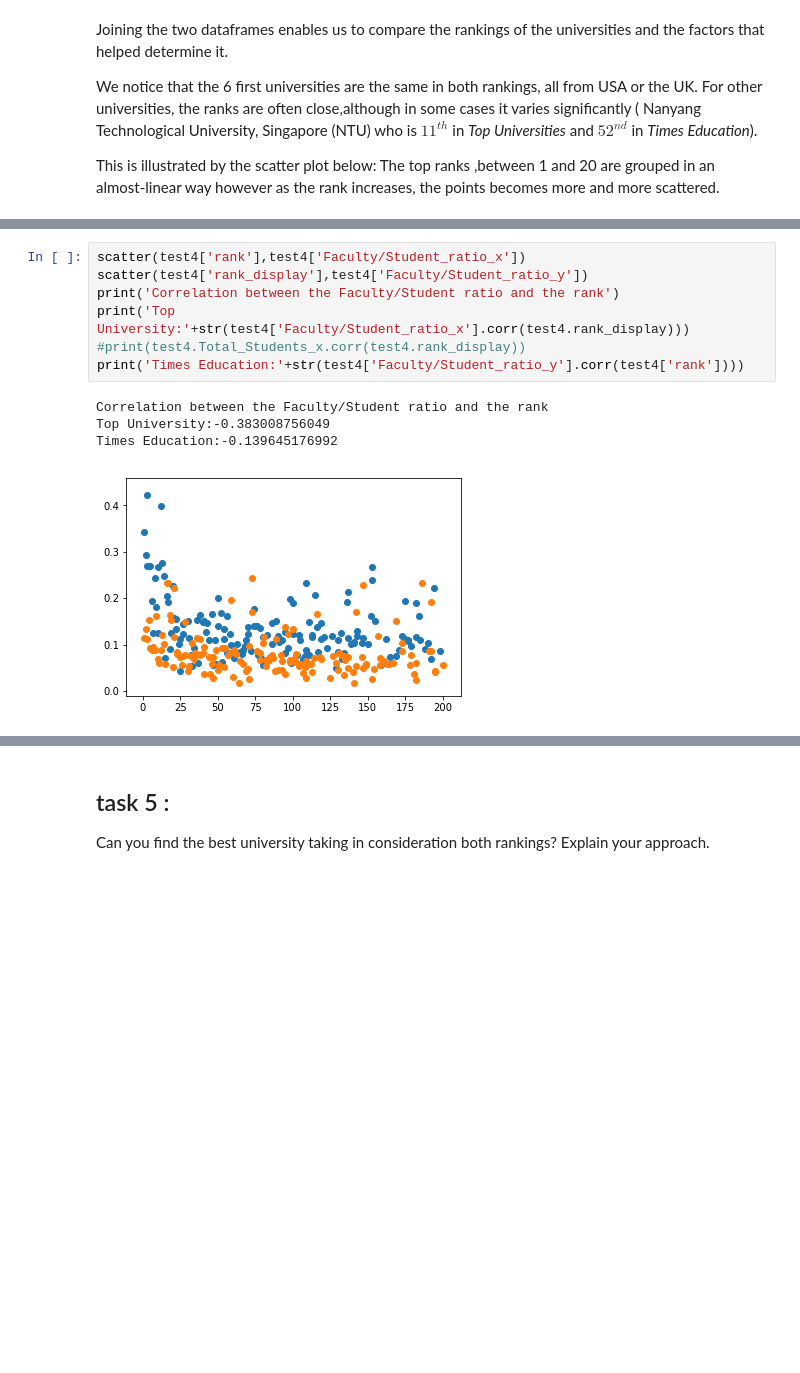
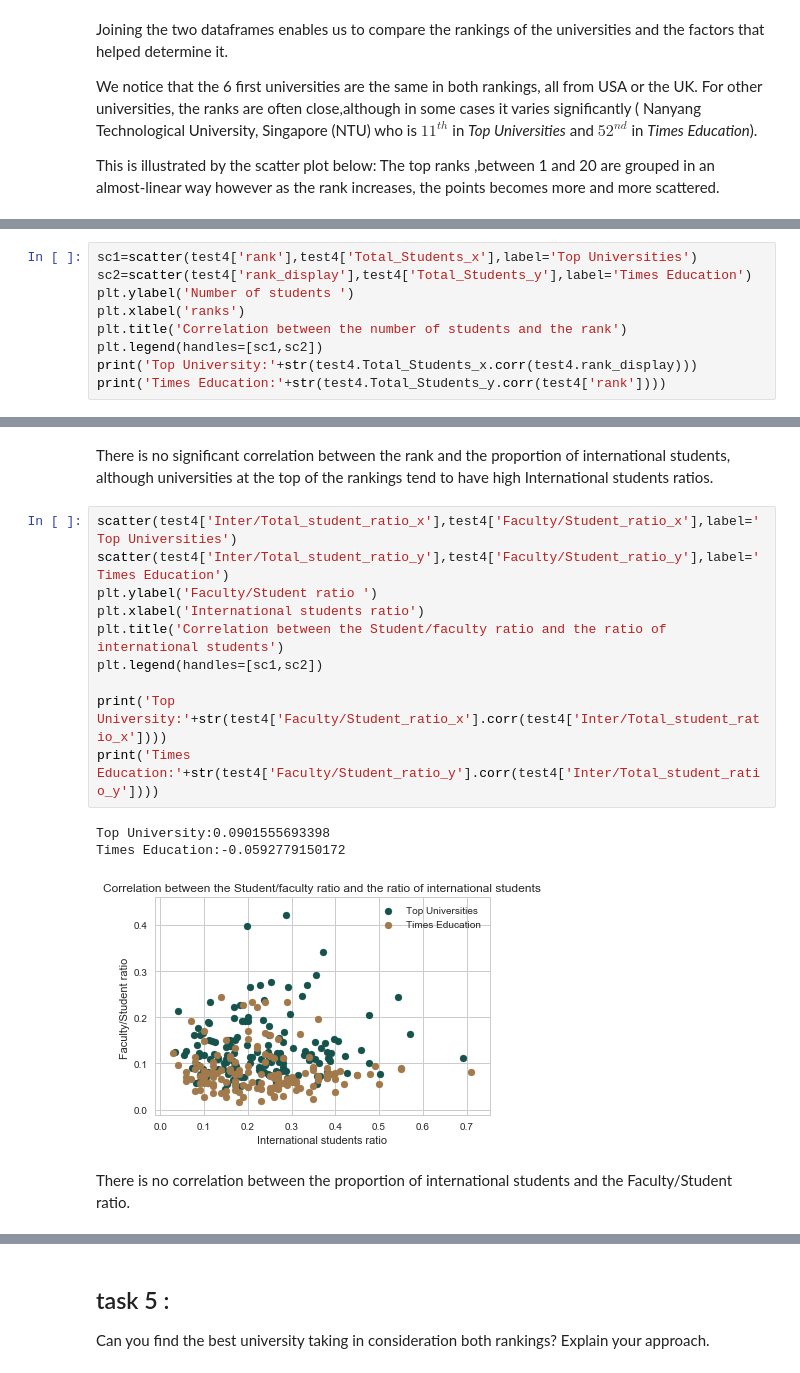
Before and after one commit to sourabhlal/ada2017, a Jupyter notebook: 02 - Data from the Web/homework02-Copy1.ipynb, the cells around one changed output, grey strips where cells are left out. Saved outputs shown, nothing was run; the diff lists cells and outputs as text; blank space fills up the shorter version.

```diff
--- a/02 - Data from the Web/homework02-Copy1.ipynb
+++ b/02 - Data from the Web/homework02-Copy1.ipynb
@@ -652,0 +635,9 @@ test4.corr()
+# %%
+sc1=scatter(test4['rank'],test4['Total_Students_x'],label='Top Universities')
+sc2=scatter(test4['rank_display'],test4['Total_Students_y'],label='Times Education')
+plt.ylabel('Number of students ')
+plt.xlabel('ranks')
+plt.title('Correlation between the number of students and the rank')
+plt.legend(handles=[sc1,sc2])
+print('Top University:'+str(test4.Total_Students_x.corr(test4.rank_display)))
+print('Times Education:'+str(test4.Total_Students_y.corr(test4['rank'])))
@@ -667,12 +685,18 @@ Times Education:-0.189792452195
+# %% [markdown]
+There is no significant correlation between the rank and the proportion of international students, although universities at the top of the rankings tend to have high International students ratios.
 # %%
-scatter(test4['rank'],test4['Faculty/Student_ratio_x'])
-scatter(test4['rank_display'],test4['Faculty/Student_ratio_y'])
-print('Correlation between the Faculty/Student ratio and the rank')
-print('Top University:'+str(test4['Faculty/Student_ratio_x'].corr(test4.rank_display)))
-#print(test4.Total_Students_x.corr(test4.rank_display))
-print('Times Education:'+str(test4['Faculty/Student_ratio_y'].corr(test4['rank'])))
+scatter(test4['Inter/Total_student_ratio_x'],test4['Faculty/Student_ratio_x'],label='Top Universities')
+scatter(test4['Inter/Total_student_ratio_y'],test4['Faculty/Student_ratio_y'],label='Times Education')
+plt.ylabel('Faculty/Student ratio ')
+plt.xlabel('International students ratio')
+plt.title('Correlation between the Student/faculty ratio and the ratio of international students')
+plt.legend(handles=[sc1,sc2])
+
+print('Top University:'+str(test4['Faculty/Student_ratio_x'].corr(test4['Inter/Total_student_ratio_x'])))
+print('Times Education:'+str(test4['Faculty/Student_ratio_y'].corr(test4['Inter/Total_student_ratio_y'])))
 # %% [output]
-Correlation between the Faculty/Student ratio and the rank
-Top University:-0.383008756049
-Times Education:-0.139645176992
+Top University:0.0901555693398
+Times Education:-0.0592779150172
-[figure, old version]
+[figure, new version]
+# %% [markdown]
+There is no correlation between the proportion of international students and the Faculty/Student ratio.
```
Also changed, not shown: parts of 24 cells of this notebook.
